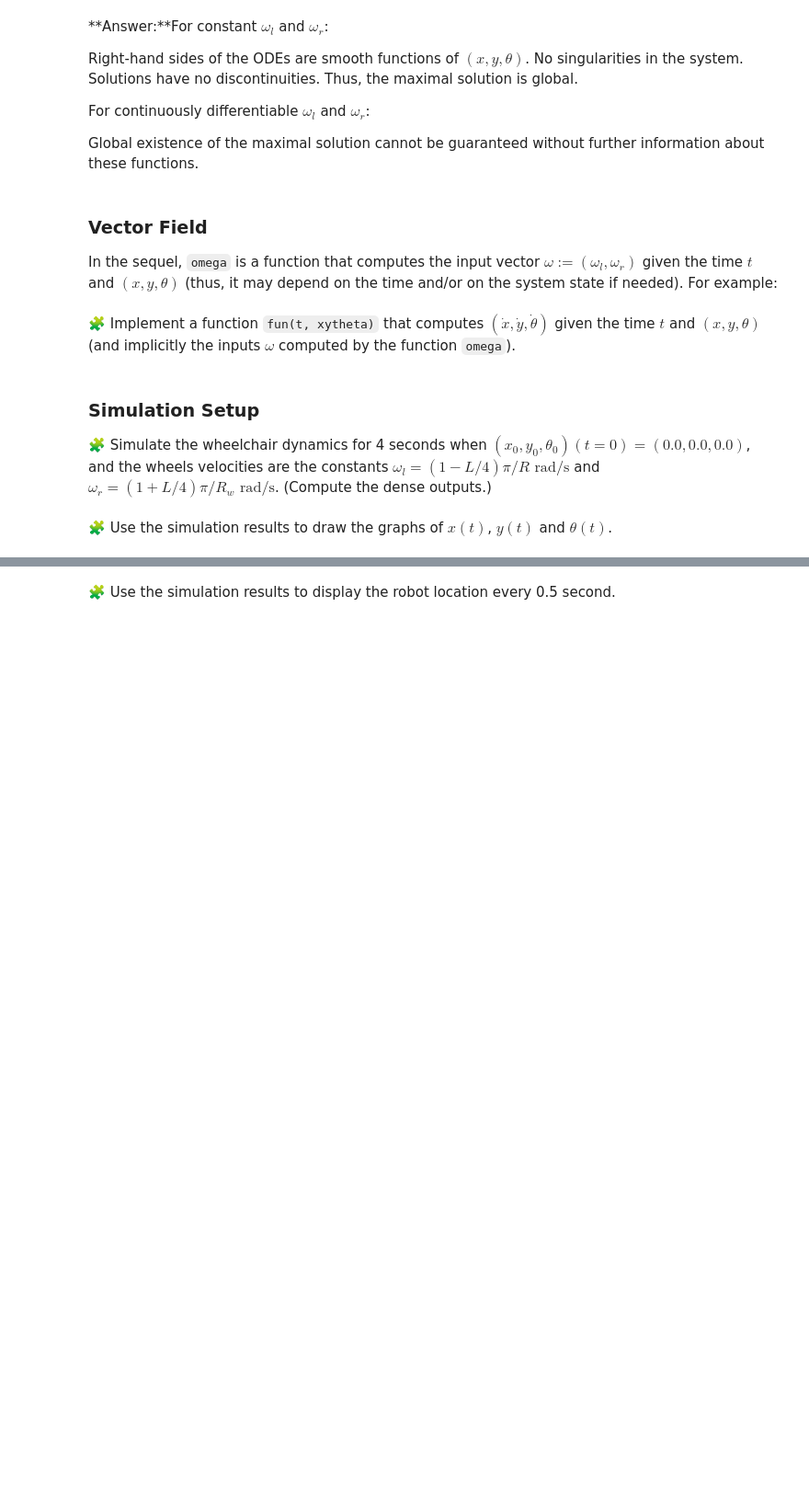
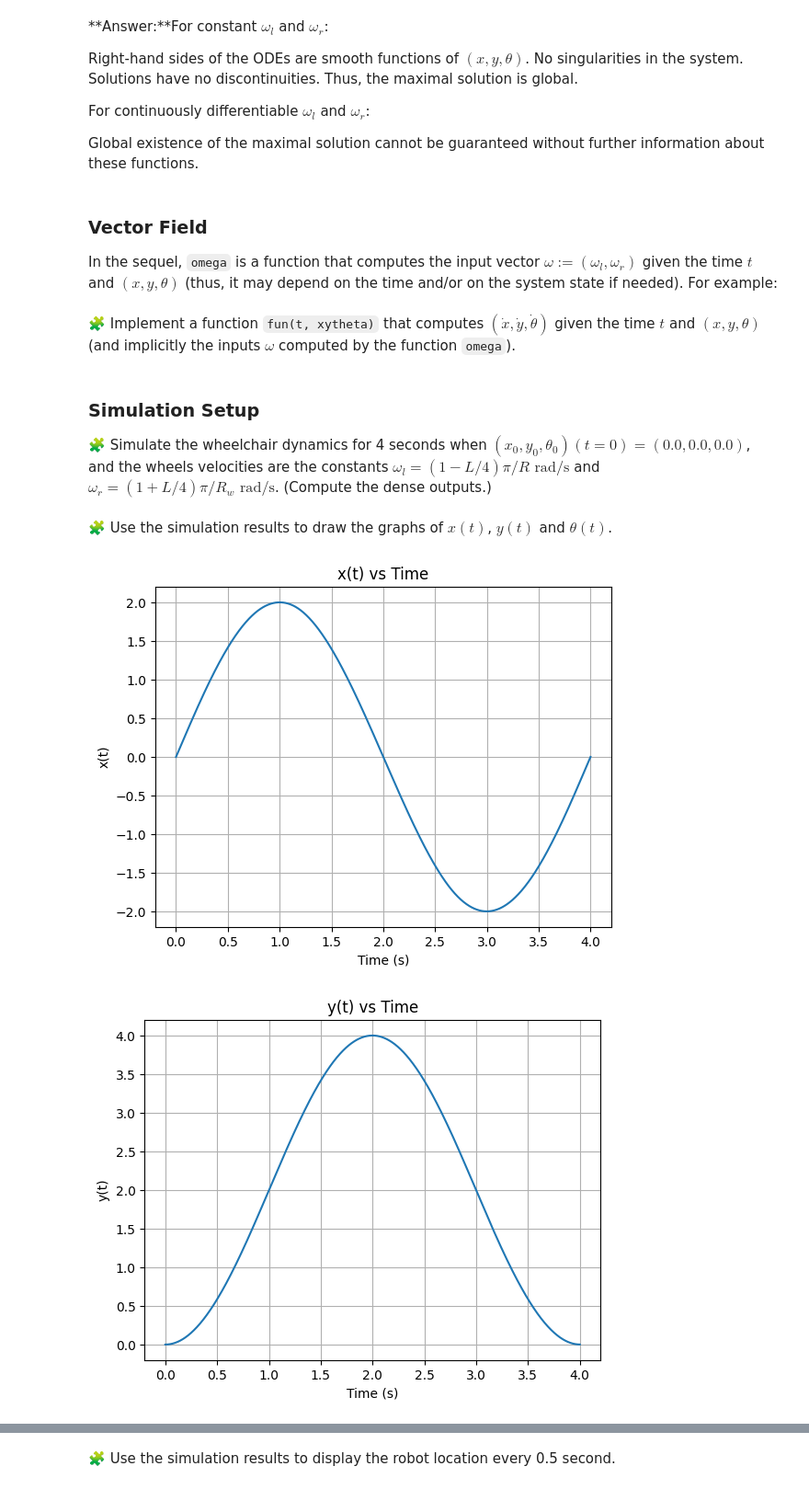
Before and after one commit to AchrafRachidi2000/control-engineering-with-python-project-2022-2023, a Jupyter notebook: Project-1.ipynb, the cells around one changed output, grey strips where cells are left out. Shown at 92% size. Drawn from its saved outputs; the diff is of its cells as text; code cells hidden in the pictures; blank space fills up the shorter version.

```diff
--- a/Project-1.ipynb
+++ b/Project-1.ipynb
@@ -178,3 +176,13 @@ def fun(t, xytheta):
+# %%
+def fun(t, xytheta):
+    x, y, theta = xytheta
+    omega_l, omega_r = omega(t, xytheta)
+
+    dxdt = (Rw * (omega_l + omega_r) / 2) * np.cos(theta)
+    dydt = (Rw * (omega_l + omega_r) / 2) * np.sin(theta)
+    dthetadt = (Rw * (omega_r - omega_l) / L)
+
+    return np.array([dxdt, dydt, dthetadt])
 # %% [markdown]
 ### Simulation Setup
 
@@ -189,0 +215,36 @@ pass
+# %%
+import matplotlib.pyplot as plt
+
+# Extract the time points and state variables from the solution object
+t = solution.t
+x, y, theta = solution.y
+
+# Plot x(t)
+plt.figure()
+plt.plot(t, x)
+plt.xlabel('Time (s)')
+plt.ylabel('x(t)')
+plt.title('x(t) vs Time')
+plt.grid()
+
+# Plot y(t)
+plt.figure()
+plt.plot(t, y)
+plt.xlabel('Time (s)')
+plt.ylabel('y(t)')
+plt.title('y(t) vs Time')
+plt.grid()
+
+# Plot theta(t)
+plt.figure()
+plt.plot(t, theta)
+plt.xlabel('Time (s)')
+plt.ylabel('theta(t)')
+plt.title('theta(t) vs Time')
+plt.grid()
+
+# Show the plots
+plt.show()
+# %% [output]
+[figure, added]
+[figure, added]
```
Also changed, not shown: parts of 16 cells of this notebook.
